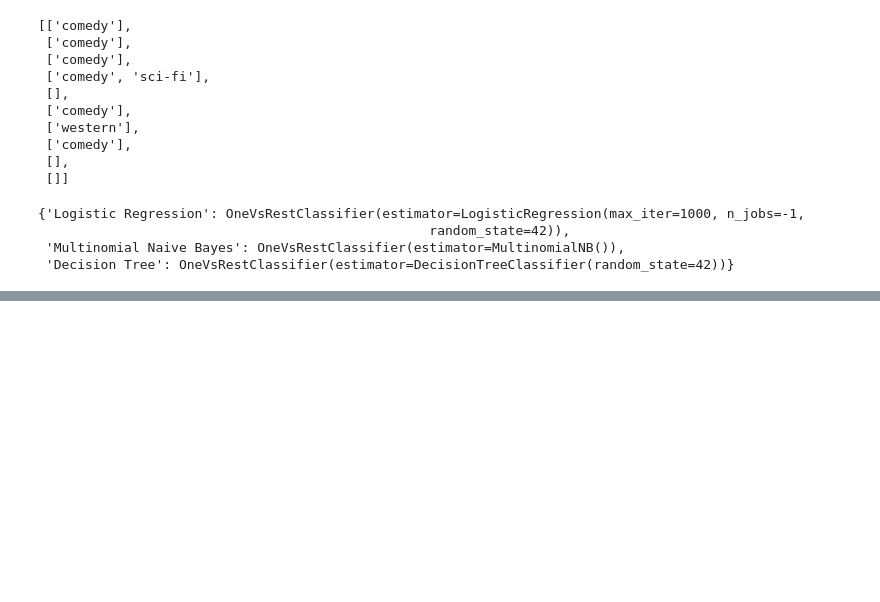
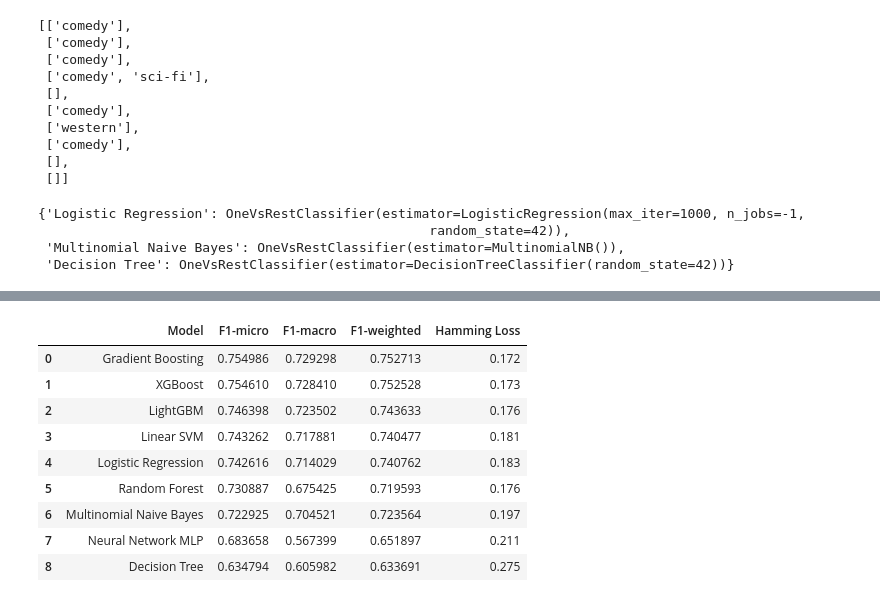
Before and after one commit to mostafaAsala/ML-project, a Jupyter notebook: test_Genre_Prediction.ipynb, the cells around one changed output, grey strips where cells are left out. Cells and saved outputs as stored; diff of their text form; code cells hidden in the pictures; blank space fills up the shorter version.

```diff
--- a/test_Genre_Prediction.ipynb
+++ b/test_Genre_Prediction.ipynb
@@ -298,0 +430,13 @@ predictor.evaluator.models
+# %%
+summary_df
+# %% [output]
+|  | Model | F1-micro | F1-macro | F1-weighted | Hamming Loss |
+| 0 | Gradient Boosting | 0.754986 | 0.729298 | 0.752713 | 0.172 |
+| 1 | XGBoost | 0.754610 | 0.728410 | 0.752528 | 0.173 |
+| 2 | LightGBM | 0.746398 | 0.723502 | 0.743633 | 0.176 |
+| 3 | Linear SVM | 0.743262 | 0.717881 | 0.740477 | 0.181 |
+| 4 | Logistic Regression | 0.742616 | 0.714029 | 0.740762 | 0.183 |
+| 5 | Random Forest | 0.730887 | 0.675425 | 0.719593 | 0.176 |
+| 6 | Multinomial Naive Bayes | 0.722925 | 0.704521 | 0.723564 | 0.197 |
+| 7 | Neural Network MLP | 0.683658 | 0.567399 | 0.651897 | 0.211 |
+| 8 | Decision Tree | 0.634794 | 0.605982 | 0.633691 | 0.275 |
```
Also changed, not shown: parts of 4 cells of this notebook, 10 other files.
